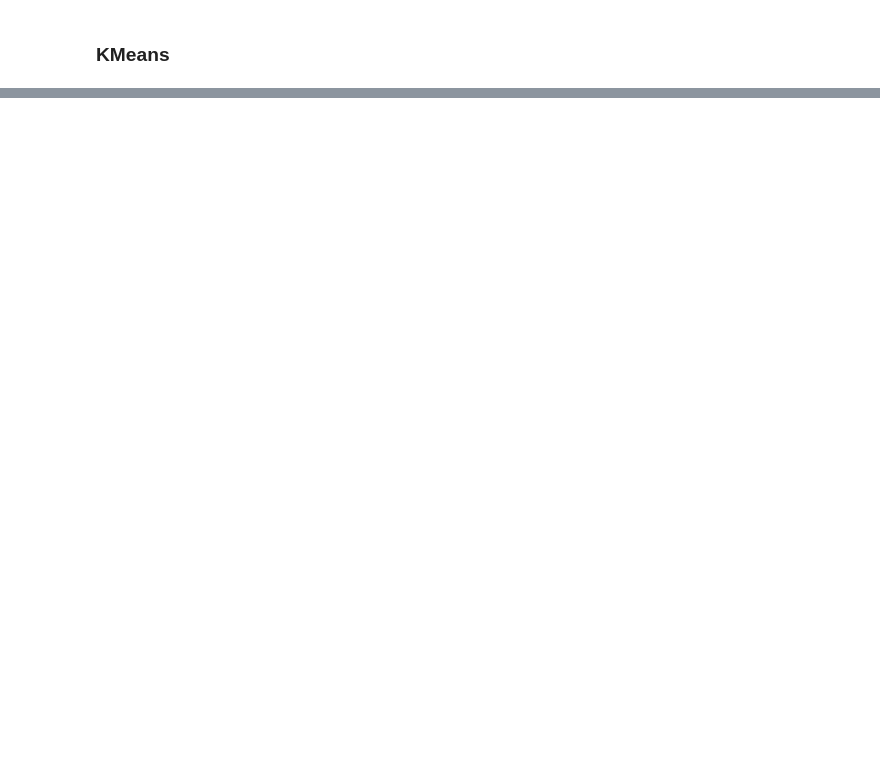
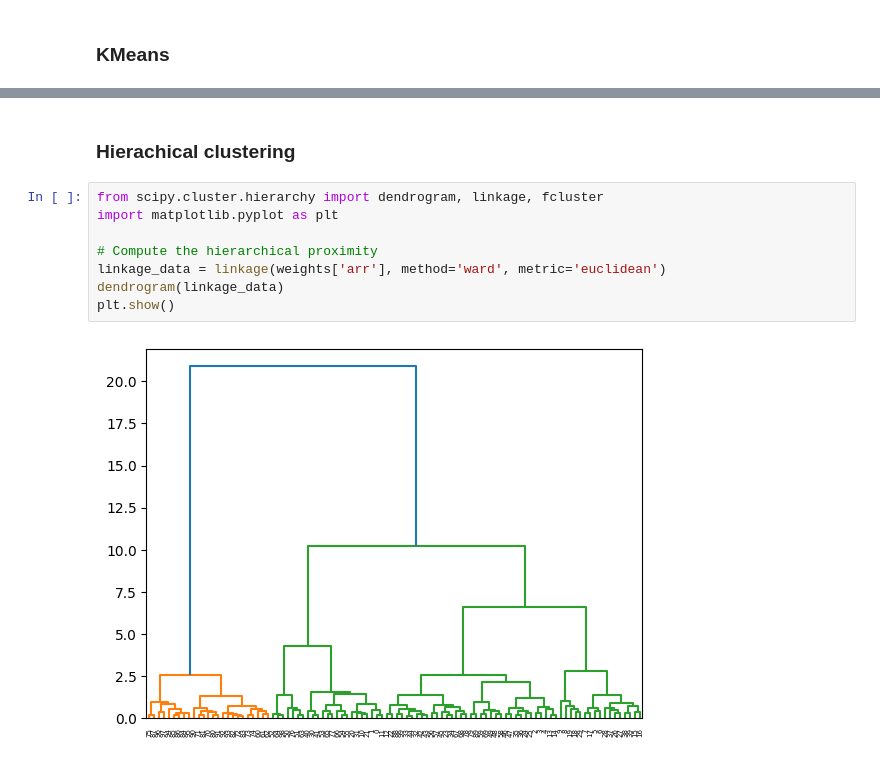
Before and after one commit to DaveRainer/SOS_ex03_PySOMVis, a Jupyter notebook: PySOMVis/coding_assignment.ipynb, the cells around one changed output, grey strips where cells are left out. Saved outputs shown, nothing was run; the diff lists cells and outputs as text; blank space fills up the shorter version.

Commit message:
add second clustering method

```diff
--- a/PySOMVis/coding_assignment.ipynb
+++ b/PySOMVis/coding_assignment.ipynb
@@ -125,0 +144,12 @@ hv.Layout([cluster.relabel('Clusters')])
+# %% [markdown]
+### Hierachical clustering
+# %%
+from scipy.cluster.hierarchy import dendrogram, linkage, fcluster
+import matplotlib.pyplot as plt
+
+# Compute the hierarchical proximity
+linkage_data = linkage(weights['arr'], method='ward', metric='euclidean')
+dendrogram(linkage_data)
+plt.show()
+# %% [output]
+[figure, added]
```
Also changed, not shown: parts of 10 cells of this notebook.
